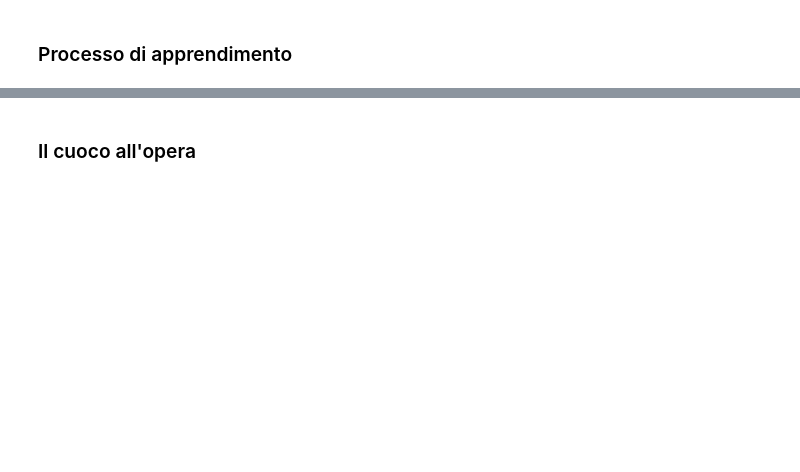
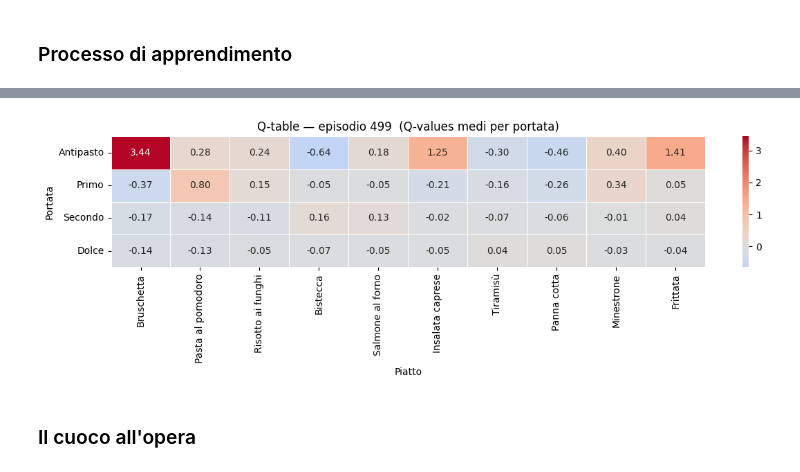
Before and after one commit to afflint/tdl, a Jupyter notebook: 2025-26/machine_learning.ipynb, the cells around one changed output, grey strips where cells are left out. Drawn from its saved outputs; the diff is of its cells as text; code cells hidden in the pictures; blank space fills up the shorter version.

```diff
--- a/2025-26/machine_learning.ipynb
+++ b/2025-26/machine_learning.ipynb
@@ -990,7 +992,7 @@ agent = CookAgent(
     epsilon_min   = 0.01
 )
 
-episode_rewards, snapshots = train(agent, n_episodes=N_EPISODES)
+episode_rewards, snapshots = train(agent, n_episodes=N_EPISODES, snapshot_episodes=range(N_EPISODES))
 # %% [markdown]
 ### Prima dell'apprendimento
 # %%
@@ -1005,8 +1011,10 @@ plot_episode_rewards(episode_rewards, window=50)
 # %%
-for episode in [0, 1, 10, 50, 100, 500, N_EPISODES]:
+for episode in range(N_EPISODES - 1500):#[0, 1, 10, 50, 100, 500, N_EPISODES]:
     clear_output(wait=True)
     plot_q_table(snapshots[episode], title=f'Q-table — episodio {episode}')
-    time.sleep(1)
+    time.sleep(0)
+# %% [output]
+[figure, added]
 # %% [markdown]
 ### Il cuoco all'opera
 # %%
```
Also changed, not shown: parts of 16 cells of this notebook.
